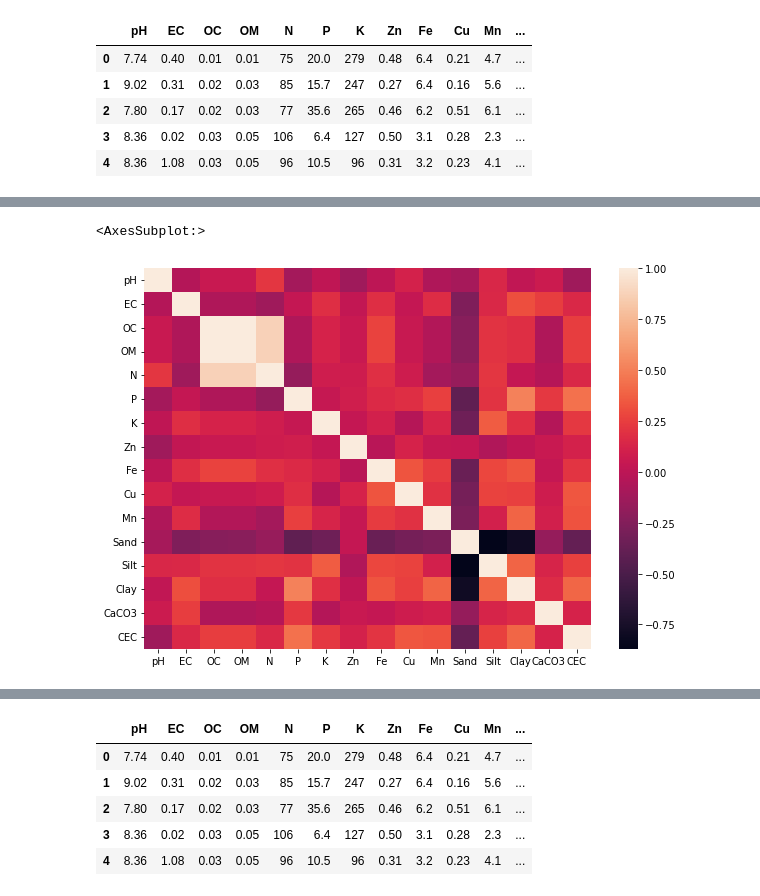
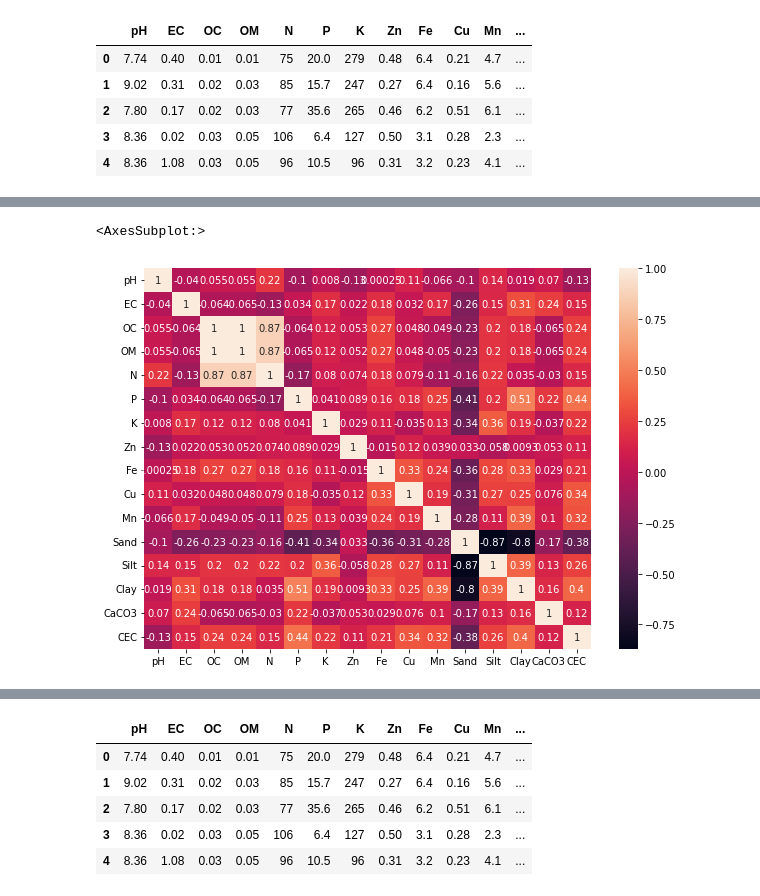
Before and after one commit to dushyantver/Project-Soil_fertility, a Jupyter notebook: soil_fertility.ipynb, the cells around one changed output, grey strips where cells are left out. Cells and saved outputs as stored; diff of their text form; code cells hidden in the pictures.

```diff
--- a/soil_fertility.ipynb
+++ b/soil_fertility.ipynb
@@ -136,8 +192,8 @@ x.corr()
 | CEC | -0.127546 | 0.151634 | 0.242274 | 0.241222 | 0.146390 | 0.440307 | 0.220634 | 0.114444 | 0.209504 | 0.337317 | 0.323930 | ... |
 # %%
 plt.figure(figsize=(10,7))
-sns.heatmap(x.corr())  # annot=True)
+sns.heatmap(x.corr() ,annot=True)
 # %% [output]
 <AxesSubplot:>
-[figure, old version]
+[figure, new version]
 # %%
```
Also changed, not shown: parts of 73 cells of this notebook.
